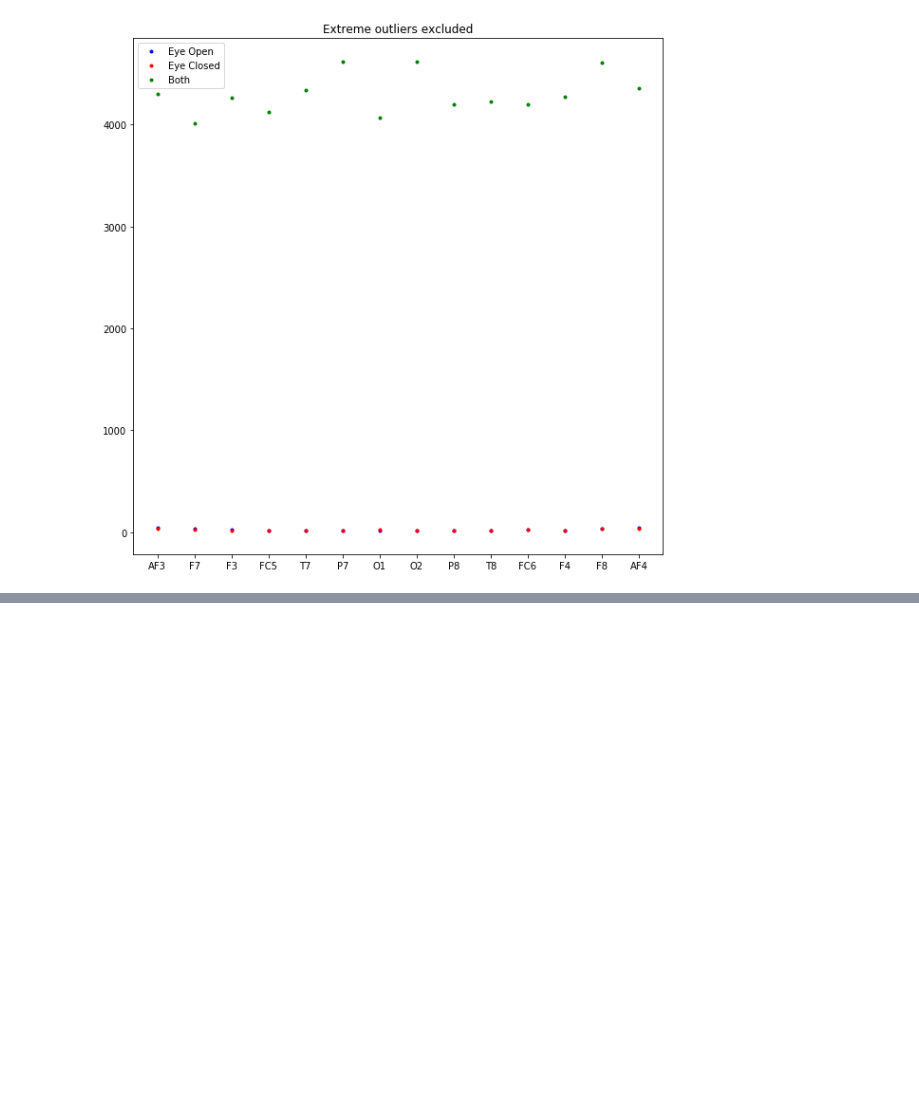
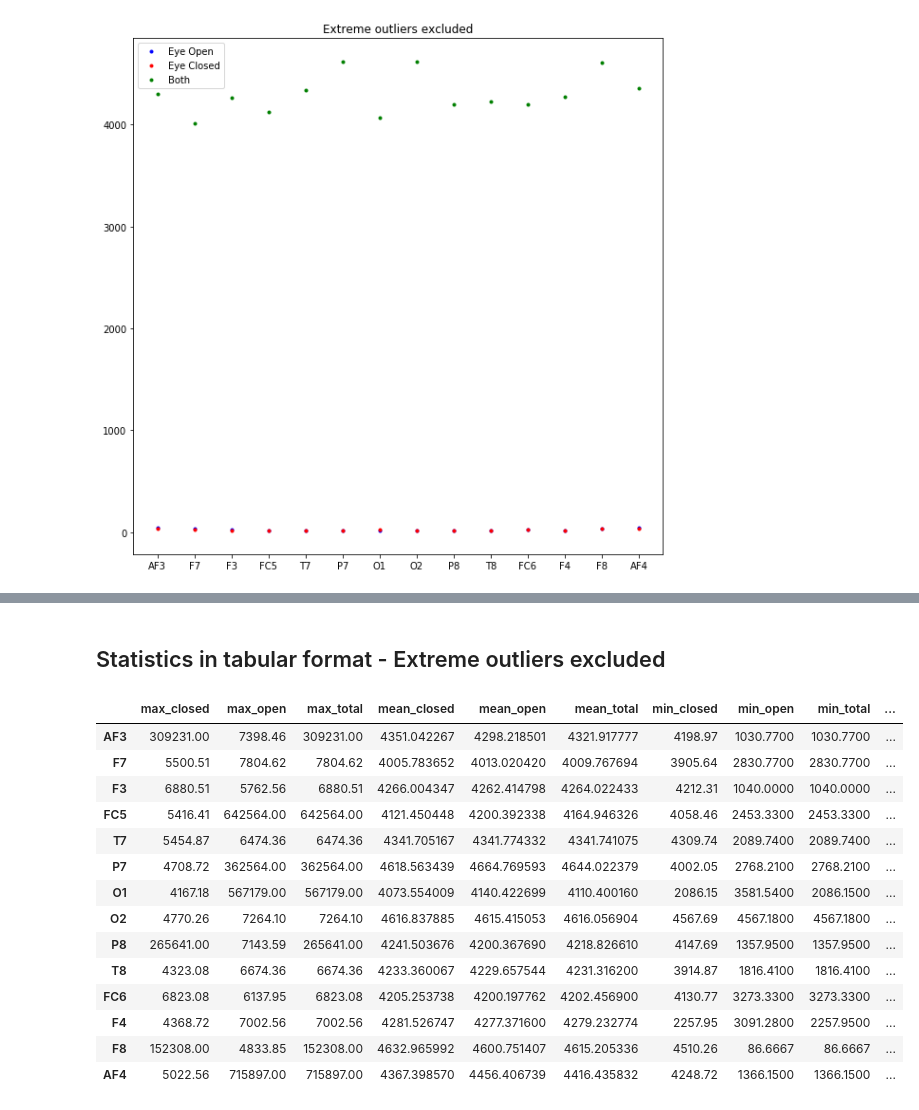
Before and after one commit to eldrad294/ICS5110_Practical_Assignment, a Jupyter notebook: src/Nicholas/EEGDataAnalysis/EEGDataAnalysis.ipynb, the cells around one changed output, grey strips where cells are left out. Drawn from its saved outputs; the diff is of its cells as text; code cells hidden in the pictures; blank space fills up the shorter version.

```diff
--- a/src/Nicholas/EEGDataAnalysis/EEGDataAnalysis.ipynb
+++ b/src/Nicholas/EEGDataAnalysis/EEGDataAnalysis.ipynb
@@ -241,0 +285,20 @@ plotStandardDeviation(eegDataNoOutLiers, featureCount, outputIndex, "Extreme out
+# %% [markdown]
+## Statistics in tabular format - Extreme outliers excluded
+# %%
+statsInTabularFormat(eegDataNoOutLiers, featureCount, outputIndex, "Extreme outliers excluded")
+# %% [output]
+|  | max_closed | max_open | max_total | mean_closed | mean_open | mean_total | min_closed | min_open | min_total | ... |
+| AF3 | 309231.00 | 7398.46 | 309231.00 | 4351.042267 | 4298.218501 | 4321.917777 | 4198.97 | 1030.7700 | 1030.7700 | ... |
+| F7 | 5500.51 | 7804.62 | 7804.62 | 4005.783652 | 4013.020420 | 4009.767694 | 3905.64 | 2830.7700 | 2830.7700 | ... |
+| F3 | 6880.51 | 5762.56 | 6880.51 | 4266.004347 | 4262.414798 | 4264.022433 | 4212.31 | 1040.0000 | 1040.0000 | ... |
+| FC5 | 5416.41 | 642564.00 | 642564.00 | 4121.450448 | 4200.392338 | 4164.946326 | 4058.46 | 2453.3300 | 2453.3300 | ... |
+| T7 | 5454.87 | 6474.36 | 6474.36 | 4341.705167 | 4341.774332 | 4341.741075 | 4309.74 | 2089.7400 | 2089.7400 | ... |
+| P7 | 4708.72 | 362564.00 | 362564.00 | 4618.563439 | 4664.769593 | 4644.022379 | 4002.05 | 2768.2100 | 2768.2100 | ... |
+| O1 | 4167.18 | 567179.00 | 567179.00 | 4073.554009 | 4140.422699 | 4110.400160 | 2086.15 | 3581.5400 | 2086.1500 | ... |
+| O2 | 4770.26 | 7264.10 | 7264.10 | 4616.837885 | 4615.415053 | 4616.056904 | 4567.69 | 4567.1800 | 4567.1800 | ... |
+| P8 | 265641.00 | 7143.59 | 265641.00 | 4241.503676 | 4200.367690 | 4218.826610 | 4147.69 | 1357.9500 | 1357.9500 | ... |
+| T8 | 4323.08 | 6674.36 | 6674.36 | 4233.360067 | 4229.657544 | 4231.316200 | 3914.87 | 1816.4100 | 1816.4100 | ... |
+| FC6 | 6823.08 | 6137.95 | 6823.08 | 4205.253738 | 4200.197762 | 4202.456900 | 4130.77 | 3273.3300 | 3273.3300 | ... |
+| F4 | 4368.72 | 7002.56 | 7002.56 | 4281.526747 | 4277.371600 | 4279.232774 | 2257.95 | 3091.2800 | 2257.9500 | ... |
+| F8 | 152308.00 | 4833.85 | 152308.00 | 4632.965992 | 4600.751407 | 4615.205336 | 4510.26 | 86.6667 | 86.6667 | ... |
+| AF4 | 5022.56 | 715897.00 | 715897.00 | 4367.398570 | 4456.406739 | 4416.435832 | 4248.72 | 1366.1500 | 1366.1500 | ... |
```
Also changed, not shown: parts of 3 cells of this notebook.
